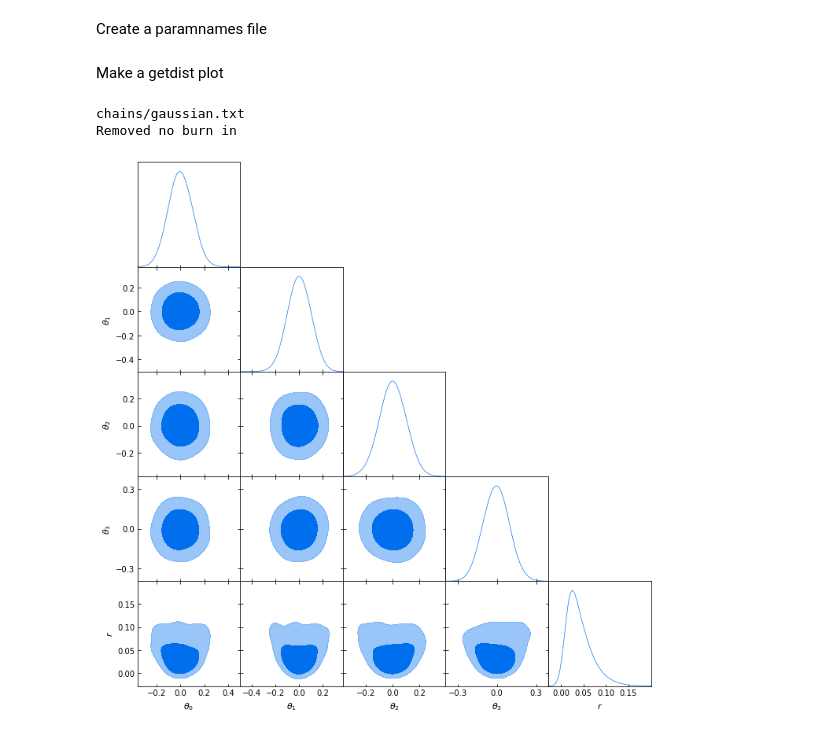
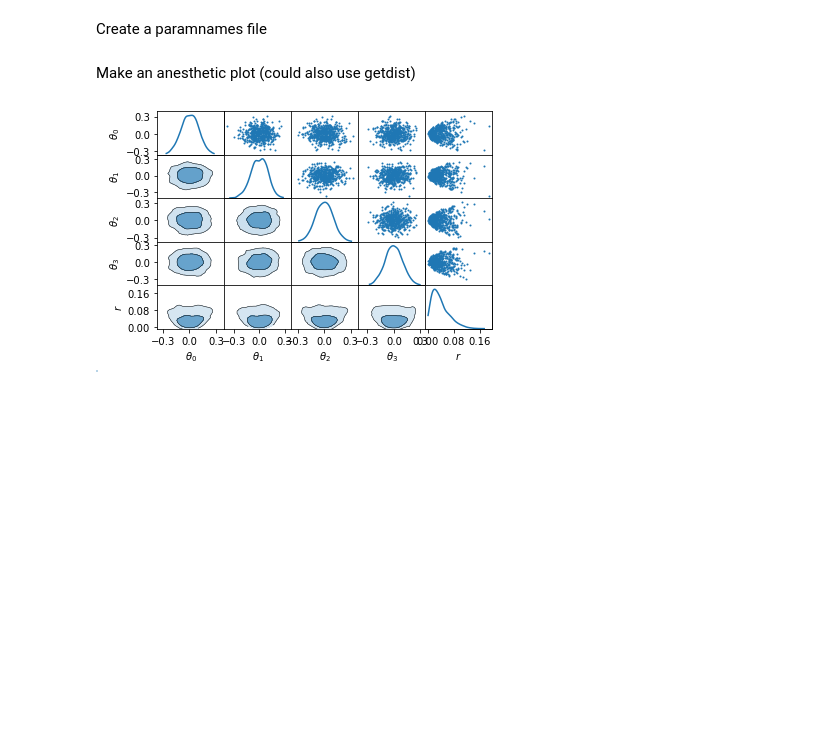
Before and after one commit to PolyChord/PolyChordLite, a Jupyter notebook: run_pypolychord.ipynb, the cells around one changed output. Cells and saved outputs as stored; diff of their text form; code cells hidden in the pictures; blank space fills up the shorter version.

Commit message:
Updated example to use anesthetic over getdist if the former is installed

```diff
--- a/run_pypolychord.ipynb
+++ b/run_pypolychord.ipynb
@@ -69,18 +69,25 @@ Create a paramnames file
 paramnames = [('p%i' % i, r'\theta_%i' % i) for i in range(nDims)]
 paramnames += [('r*', 'r')]
 output.make_paramnames_files(paramnames)
-# %% [markdown]
-Make a getdist plot
+# %% [markdown]
+Make an anesthetic plot (could also use getdist)
 # %%
 try:
-    import getdist.plots
-    %matplotlib inline
-    posterior = output.posterior
-    g = getdist.plots.getSubplotPlotter()
-    g.triangle_plot(posterior, filled=True)
+    from anesthetic import NestedSamples
+    samples = NestedSamples(root= settings.base_dir + '/' + settings.file_root)
+    fig, axes = samples.plot_2d(['p0','p1','p2','p3','r'])
+    fig.savefig('posterior.pdf')
+
 except ImportError:
-    print("Install matplotlib and getdist for plotting examples")
+    try:
+        import getdist.plots
+        posterior = output.posterior
+        g = getdist.plots.getSubplotPlotter()
+        g.triangle_plot(posterior, filled=True)
+        g.export('posterior.pdf')
+    except ImportError:
+        print("Install matplotlib and getdist for plotting examples")
+
+    print("Install anesthetic or getdist  for for plotting examples")
 # %% [output]
-chains/gaussian.txt
-Removed no burn in
-[figure, old version]
+[figure, new version]
```
Also changed, not shown: parts of 2 cells of this notebook, 2 other files.
